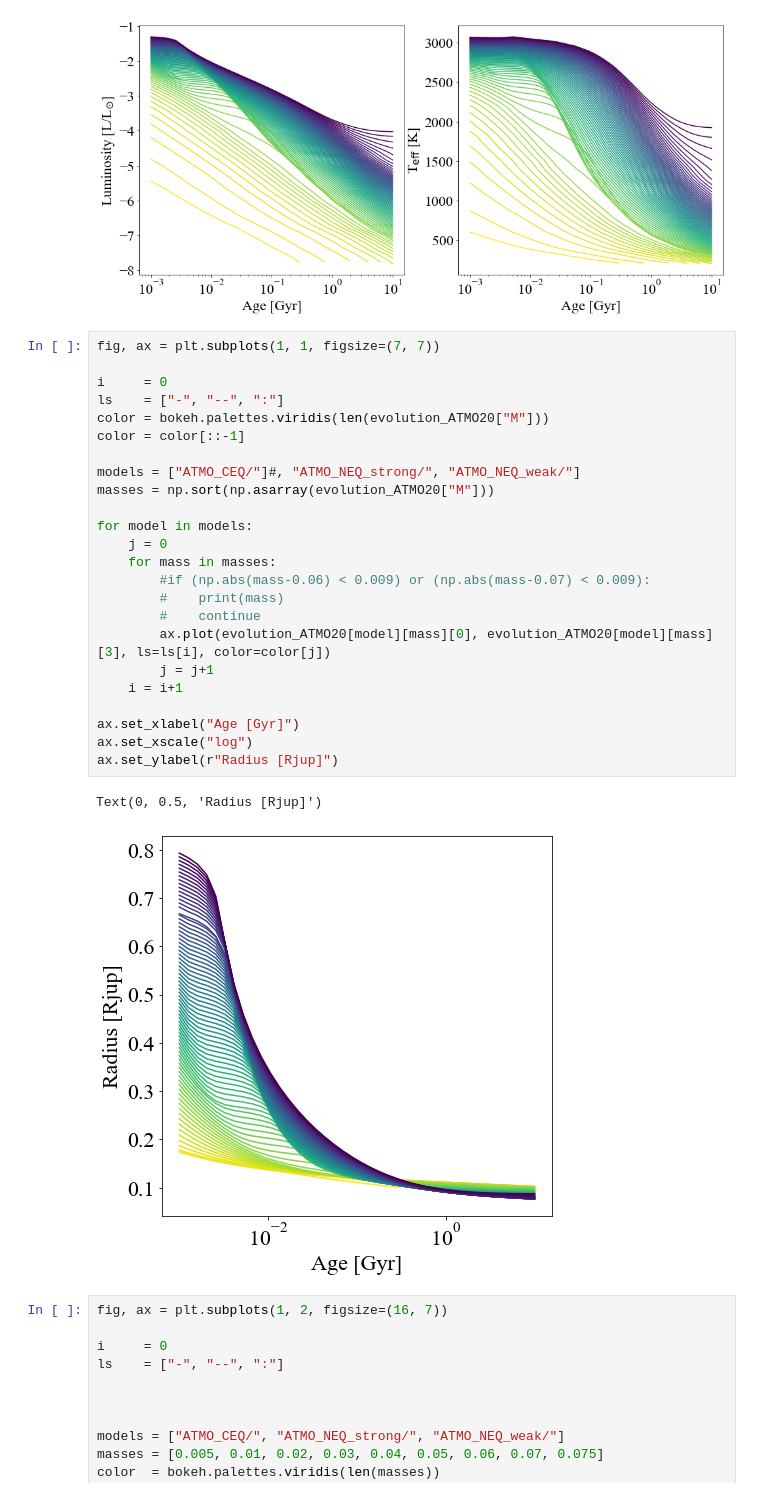
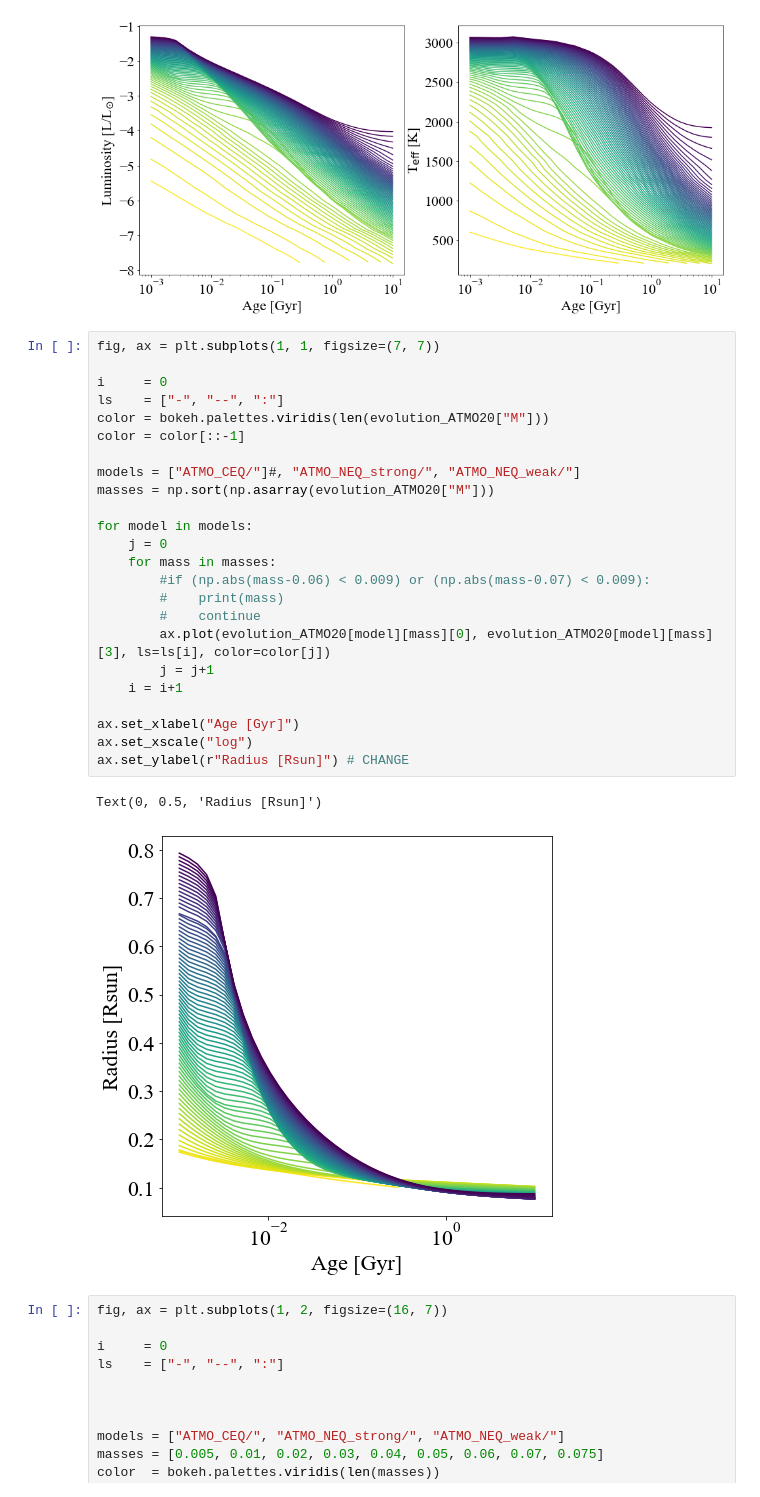
Before and after one commit to SvPoder/exoplanets, a Jupyter notebook: jupyter-notebook/cooling_models.ipynb, the cells around one changed output. Drawn from its saved outputs; the diff is of its cells as text.

```diff
--- a/jupyter-notebook/cooling_models.ipynb
+++ b/jupyter-notebook/cooling_models.ipynb
@@ -225,30 +224,30 @@ Text(0, 0.5, 'T$_{\\rm eff}$ [K]')
 # %%
 fig, ax = plt.subplots(1, 1, figsize=(7, 7))
 
 i     = 0
 ls    = ["-", "--", ":"]
 color = bokeh.palettes.viridis(len(evolution_ATMO20["M"]))
 color = color[::-1]
 
 models = ["ATMO_CEQ/"]#, "ATMO_NEQ_strong/", "ATMO_NEQ_weak/"]
 masses = np.sort(np.asarray(evolution_ATMO20["M"]))
 
 for model in models:
     j = 0
     for mass in masses:
         #if (np.abs(mass-0.06) < 0.009) or (np.abs(mass-0.07) < 0.009):
         #    print(mass)
         #    continue
         ax.plot(evolution_ATMO20[model][mass][0], evolution_ATMO20[model][mass][3], ls=ls[i], color=color[j])
         j = j+1
     i = i+1
 
 ax.set_xlabel("Age [Gyr]")
 ax.set_xscale("log")
-ax.set_ylabel(r"Radius [Rjup]")
+ax.set_ylabel(r"Radius [Rsun]") # CHANGE
 # %% [output]
-Text(0, 0.5, 'Radius [Rjup]')
+Text(0, 0.5, 'Radius [Rsun]')
-[figure, old version]
+[figure, new version]
 # %%
 fig, ax = plt.subplots(1, 2, figsize=(16, 7))
 
```
Also changed, not shown: parts of 2 cells of this notebook.
